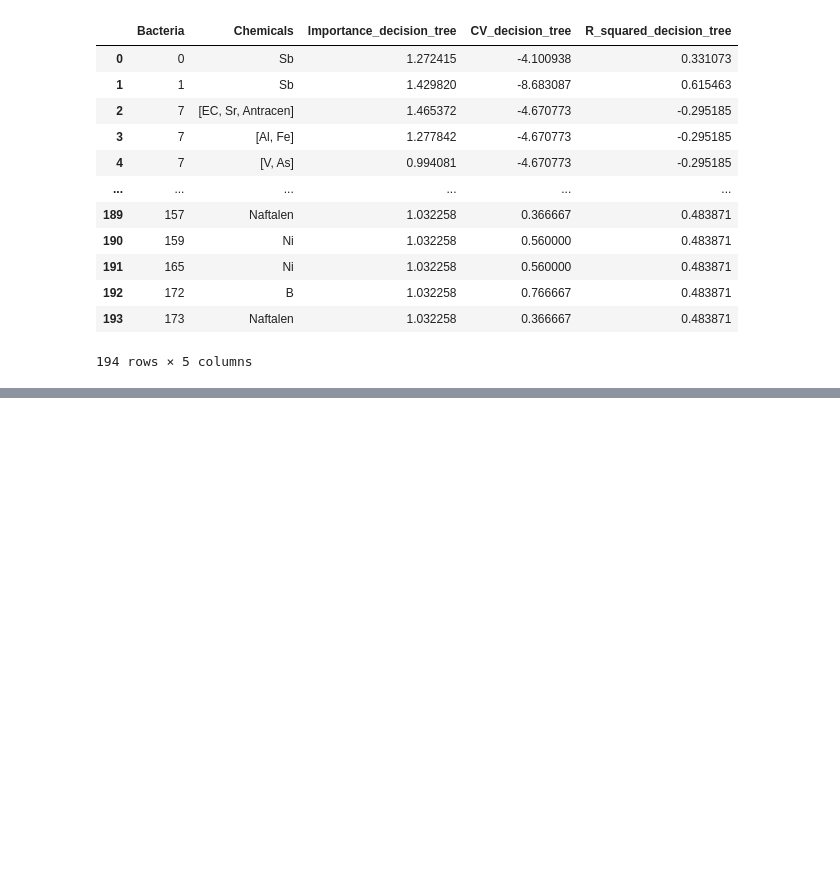
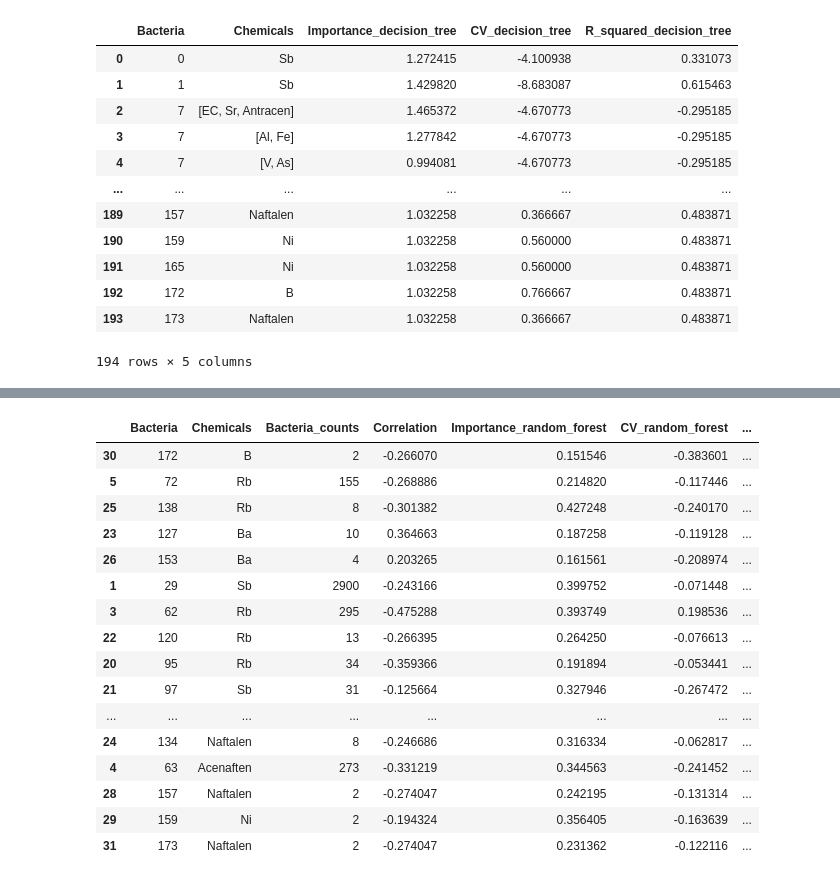
Before and after one commit to melehean/Bioinformatics-Project, a Jupyter notebook: class_analysis.ipynb, the cells around one changed output, grey strips where cells are left out. Cells and saved outputs as stored; diff of their text form; code cells hidden in the pictures; blank space fills up the shorter version.

```diff
--- a/class_analysis.ipynb
+++ b/class_analysis.ipynb
@@ -155,0 +200,22 @@ sorted_rf_feature_importance.to_csv("./results/sorted_rf_feature_importance_clas
+# %%
+#final_results.sort_values("R_squared_decision_tree", ascending=False)
+#final_results.sort_values("R_squared_random_forest", ascending=False)
+final_results.sort_values("R_squared_xgboost", ascending=False)
+# %% [output]
+|  | Bacteria | Chemicals | Bacteria_counts | Correlation | Importance_random_forest | CV_random_forest | ... |
+| 30 | 172 | B | 2 | -0.266070 | 0.151546 | -0.383601 | ... |
+| 5 | 72 | Rb | 155 | -0.268886 | 0.214820 | -0.117446 | ... |
+| 25 | 138 | Rb | 8 | -0.301382 | 0.427248 | -0.240170 | ... |
+| 23 | 127 | Ba | 10 | 0.364663 | 0.187258 | -0.119128 | ... |
+| 26 | 153 | Ba | 4 | 0.203265 | 0.161561 | -0.208974 | ... |
+| 1 | 29 | Sb | 2900 | -0.243166 | 0.399752 | -0.071448 | ... |
+| 3 | 62 | Rb | 295 | -0.475288 | 0.393749 | 0.198536 | ... |
+| 22 | 120 | Rb | 13 | -0.266395 | 0.264250 | -0.076613 | ... |
+| 20 | 95 | Rb | 34 | -0.359366 | 0.191894 | -0.053441 | ... |
+| 21 | 97 | Sb | 31 | -0.125664 | 0.327946 | -0.267472 | ... |
+| ... | ... | ... | ... | ... | ... | ... | ... |
+| 24 | 134 | Naftalen | 8 | -0.246686 | 0.316334 | -0.062817 | ... |
+| 4 | 63 | Acenaften | 273 | -0.331219 | 0.344563 | -0.241452 | ... |
+| 28 | 157 | Naftalen | 2 | -0.274047 | 0.242195 | -0.131314 | ... |
+| 29 | 159 | Ni | 2 | -0.194324 | 0.356405 | -0.163639 | ... |
+| 31 | 173 | Naftalen | 2 | -0.274047 | 0.231362 | -0.122116 | ... |
```
Also changed, not shown: parts of 6 cells of this notebook, 4 other files.
